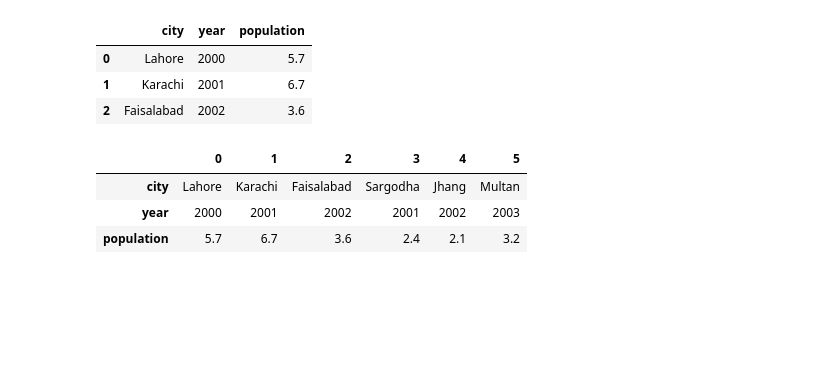
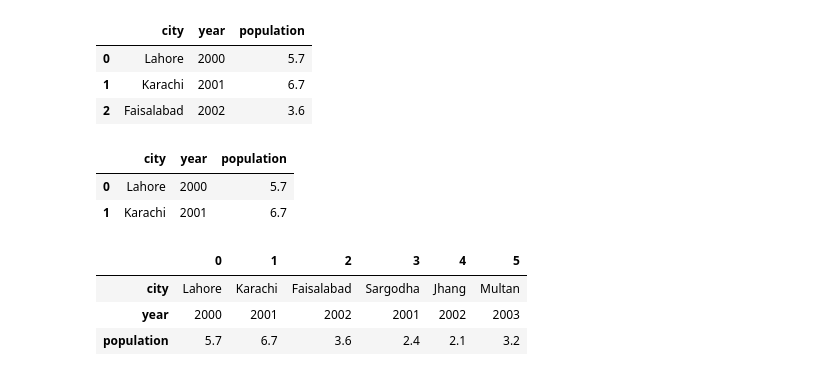
Before and after one commit to hakeemrehman/Python-for-Data-Analysis, a Jupyter notebook: 3. Introduction to Pandas/Pandas.ipynb, the cells around one changed output. Saved outputs shown, nothing was run; the diff lists cells and outputs as text; code cells hidden in the pictures; blank space fills up the shorter version.

```diff
--- a/3. Introduction to Pandas/Pandas.ipynb
+++ b/3. Introduction to Pandas/Pandas.ipynb
@@ -265,6 +265,13 @@ df.loc[0:2,:]
 | 0 | Lahore | 2000 | 5.7 |
 | 1 | Karachi | 2001 | 6.7 |
 | 2 | Faisalabad | 2002 | 3.6 |
+# %%
+# Select the data entries where city is Lahore or population is greater than 5
+df.loc[(df.city=="Lahore") | (df.population > 5)]
+# %% [output]
+|  | city | year | population |
+| 0 | Lahore | 2000 | 5.7 |
+| 1 | Karachi | 2001 | 6.7 |
 # %%
 # Swap rows and columns: Transpose the DataFrame
 df.T
```
Also changed, not shown: parts of 1 cell of this notebook.
